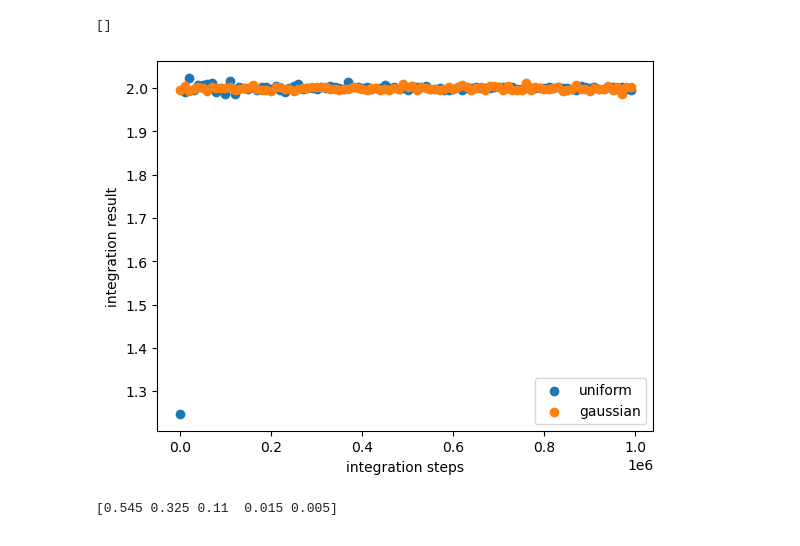
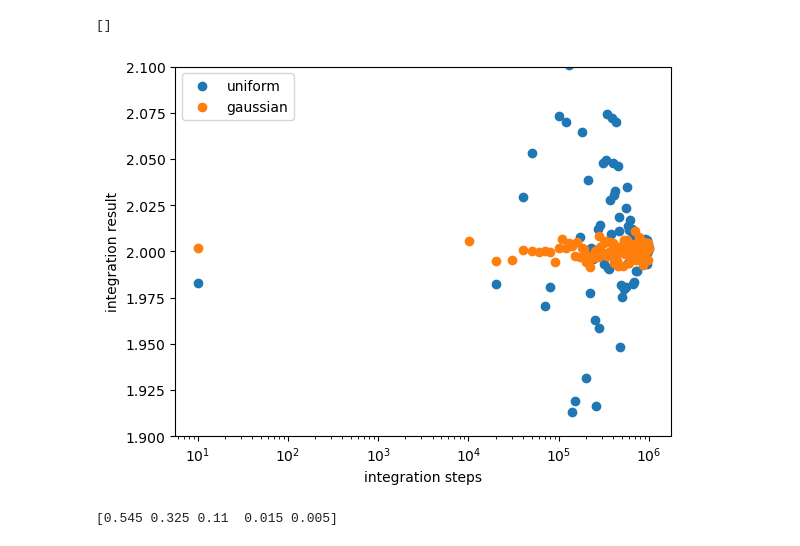
Before and after one commit to ebianchi803/astrostatistics_bicocca_2026, a Jupyter notebook: working/L03.ipynb, the cells around one changed output. Saved outputs shown, nothing was run; the diff lists cells and outputs as text; code cells hidden in the pictures.

```diff
--- a/working/L03.ipynb
+++ b/working/L03.ipynb
@@ -36,24 +36,30 @@ print(integral)
+# %%
+Ns = [int(i) for i in np.logspace(2,6,100)]
 # %%
 integrals = []
 integralGs = []
-for n in np.arange(10,1000000,10000):
+
+
+for n in Ns:
     N=10000
     xi=np.random.uniform(xmin,xmax, n)
     integral = (xmax - xmin) * np.mean(f(xi, s))
-    draws = abs(distG.rvs(1000000)) # random draws
+    draws = abs(distG.rvs(1000000)) # random draws controllare perché 1e6
     integralG = 0.5*s*np.mean(g(draws,s))
     integrals.append(integral)
     integralGs.append(integralG)
 # %%
 plt.scatter(np.arange(10,1000000,10000),integrals, label='uniform')
 plt.scatter(np.arange(10,1000000,10000),integralGs, label='gaussian')
 plt.xlabel('integration steps')
 plt.ylabel('integration result')
+plt.xscale('log')
 plt.legend()
+plt.ylim(1.9,2.1)
 plt.plot()
 # %% [output]
 []
-[figure, old version]
+[figure, new version]
 # %%
 #horse-related deaths
 # %%
```
Also changed, not shown: parts of 3 cells of this notebook.
